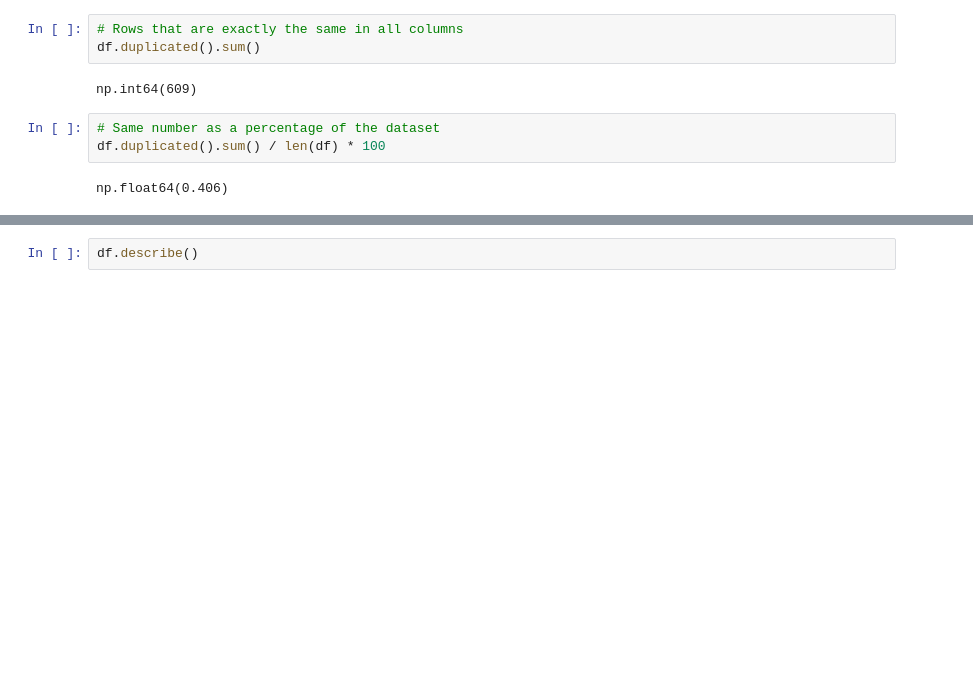
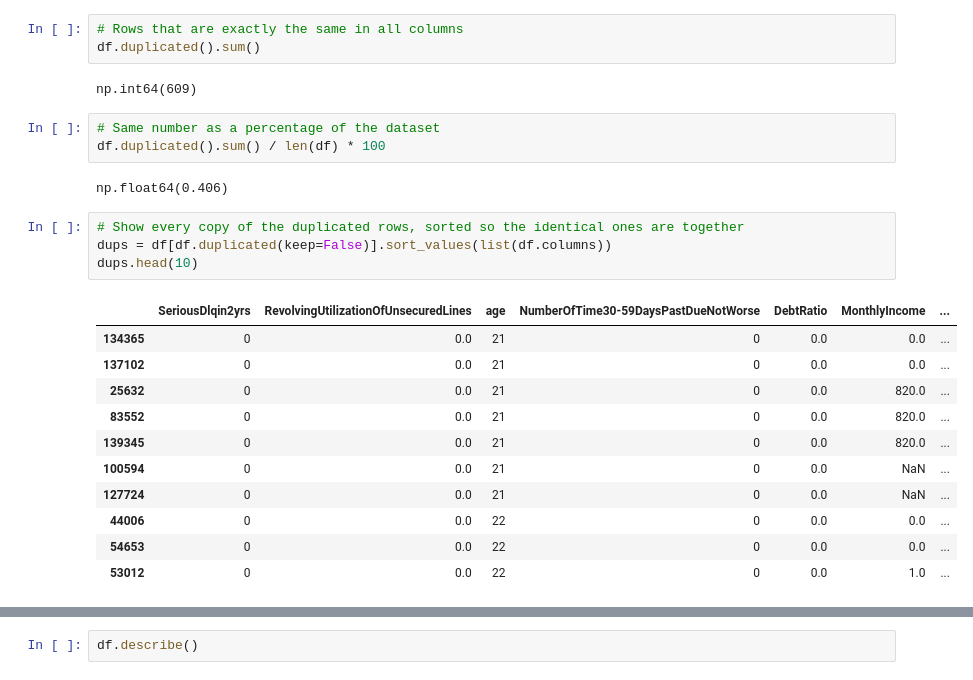
Before and after one commit to CarlosCUNEF/machine_learning_assignment, a Jupyter notebook: notebooks/01_EDA.ipynb, the cells around one changed output, grey strips where cells are left out. Cells and saved outputs as stored; diff of their text form; blank space fills up the shorter version.

Commit message:
Duplicates: kept, simple shared profiles
Kept 609 duplicated rows (0.41%). They are simple profiles shared by different people (no ID in the dataset).

```diff
--- a/notebooks/01_EDA.ipynb
+++ b/notebooks/01_EDA.ipynb
@@ -75,3 +84,19 @@ np.int64(609)
 df.duplicated().sum() / len(df) * 100
 # %% [output]
 np.float64(0.406)
+# %%
+# Show every copy of the duplicated rows, sorted so the identical ones are together
+dups = df[df.duplicated(keep=False)].sort_values(list(df.columns))
+dups.head(10)
+# %% [output]
+|  | SeriousDlqin2yrs | RevolvingUtilizationOfUnsecuredLines | age | NumberOfTime30-59DaysPastDueNotWorse | DebtRatio | MonthlyIncome | ... |
+| 134365 | 0 | 0.0 | 21 | 0 | 0.0 | 0.0 | ... |
+| 137102 | 0 | 0.0 | 21 | 0 | 0.0 | 0.0 | ... |
+| 25632 | 0 | 0.0 | 21 | 0 | 0.0 | 820.0 | ... |
+| 83552 | 0 | 0.0 | 21 | 0 | 0.0 | 820.0 | ... |
+| 139345 | 0 | 0.0 | 21 | 0 | 0.0 | 820.0 | ... |
+| 100594 | 0 | 0.0 | 21 | 0 | 0.0 | NaN | ... |
+| 127724 | 0 | 0.0 | 21 | 0 | 0.0 | NaN | ... |
+| 44006 | 0 | 0.0 | 22 | 0 | 0.0 | 0.0 | ... |
+| 54653 | 0 | 0.0 | 22 | 0 | 0.0 | 0.0 | ... |
+| 53012 | 0 | 0.0 | 22 | 0 | 0.0 | 1.0 | ... |
```
Also changed, not shown: parts of 9 cells of this notebook.
